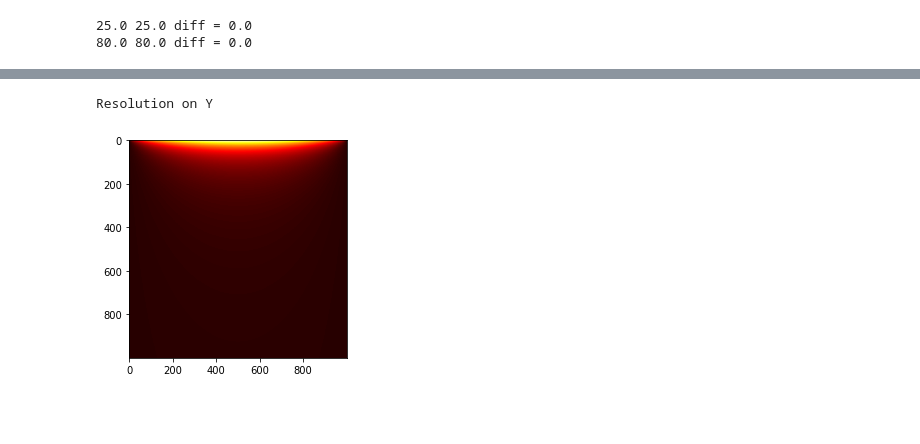
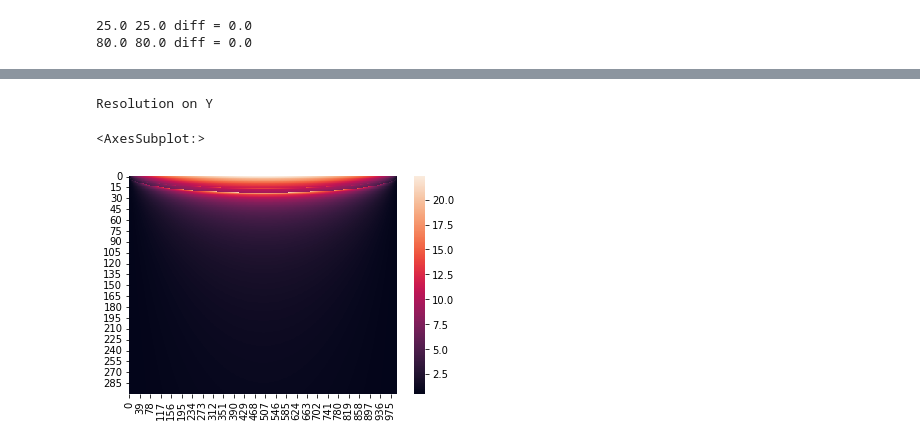
Before and after one commit to wenoptics/cnc-polarplotter, a Jupyter notebook: polar_precision.ipynb, the cells around one changed output, grey strips where cells are left out. Cells and saved outputs as stored; diff of their text form; code cells hidden in the pictures; blank space fills up the shorter version.

```diff
--- a/polar_precision.ipynb
+++ b/polar_precision.ipynb
@@ -133,22 +173,29 @@ where $(u_p, v_p)$ is the string lengths, $S_L$ is the motor resolution step len
 # %%
-# Define the minimum motor resolution length (also in mm)
-s_l = 2
-
-def calc_resolution(x, y):
+def calc_resolution(x, y, s_l):
     u, v = xy2uv(x, y)
     assert u>=0
     assert v>=0
 
-    dx, dy = uv2xy(u + s_l, v + s_l)
-    rx = abs(x - dx)
-    ry = abs(y - dy)
-    return rx, ry
+    res_x, res_y = 0, 0
+    for i in [0, 1, -1]:
+        for j in [0, 1, -1]:
+            if (i, j) == (0, 0):
+                continue
+            dx, dy = uv2xy(u + i*s_l, v + j*s_l)
+            rx = abs(x - dx)
+            ry = abs(y - dy)
+            res_x = max(res_x, rx)
+            res_y = max(res_y, ry)
+    return res_x, res_y
 # %%
+# Define the minimum motor resolution length (also in mm)
+s_l = 2
+
 x, y = 50, 80
-res_x, res_y = calc_resolution(x, y)
+res_x, res_y = calc_resolution(x, y, s_l)
 
-print('Explaination:')
+print('Explanation:')
 print(f'At P(x, y)=({x}, {y}), the resolution is about ({res_x}, {res_y}).')
-print(f'This means, a smallest possible movement on the motor u and v, makes a movment of {res_x:.2f} in x direction, and {res_y:.2f} in y at point P.')
+print(f'This means, a smallest possible movement ({s_l}mm) on the motor u and v, makes a movment of {res_x:.2f}mm in x direction, and {res_y:.2f}mm in y at point P.')
 print('Smaller the value means better the resolution on the given point.')
 # %% [output]
@@ -161,6 +208,6 @@ Smaller the value means better the resolution on the given point.
 li = [(10, 10), (990, 10), (500, 10), (500, 500)]
 
 for x, y in li:
-    res_x, res_y = calc_resolution(x, y)
+    res_x, res_y = calc_resolution(x, y, s_l)
     print(f'At P(x, y)=({x}, {y}), the resolution is about ({res_x:.2f}, {res_y:.2f}).')
 # %% [output]
@@ -171,14 +218,13 @@ At P(x, y)=(500, 500), the resolution is about (0.00, 2.82).
 # %%
-import matplotlib.pyplot as plt
 import numpy as np
 
 xy_map = []
 x_length = x_v - x_u
 
-for y in range(x_length):
+for y in range(300):
     col = []
     for x in range(x_length):
-        res_xy = list(calc_resolution(x, y))
+        res_xy = list(calc_resolution(x, y, s_l))
         col.append(res_xy)
     xy_map.append(col)
 
@@ -213,7 +261,7 @@ Resolution on X
 # %%
 print('Resolution on Y')
-plt.imshow(xy_map[:,:,1], cmap='hot', interpolation='nearest')
-plt.show()
+sns.heatmap(xy_map[:,:,1])
 # %% [output]
 Resolution on Y
+<AxesSubplot:>
-[figure, old version]
+[figure, new version]
```
Also changed, not shown: parts of 11 cells of this notebook, 1 other file.
